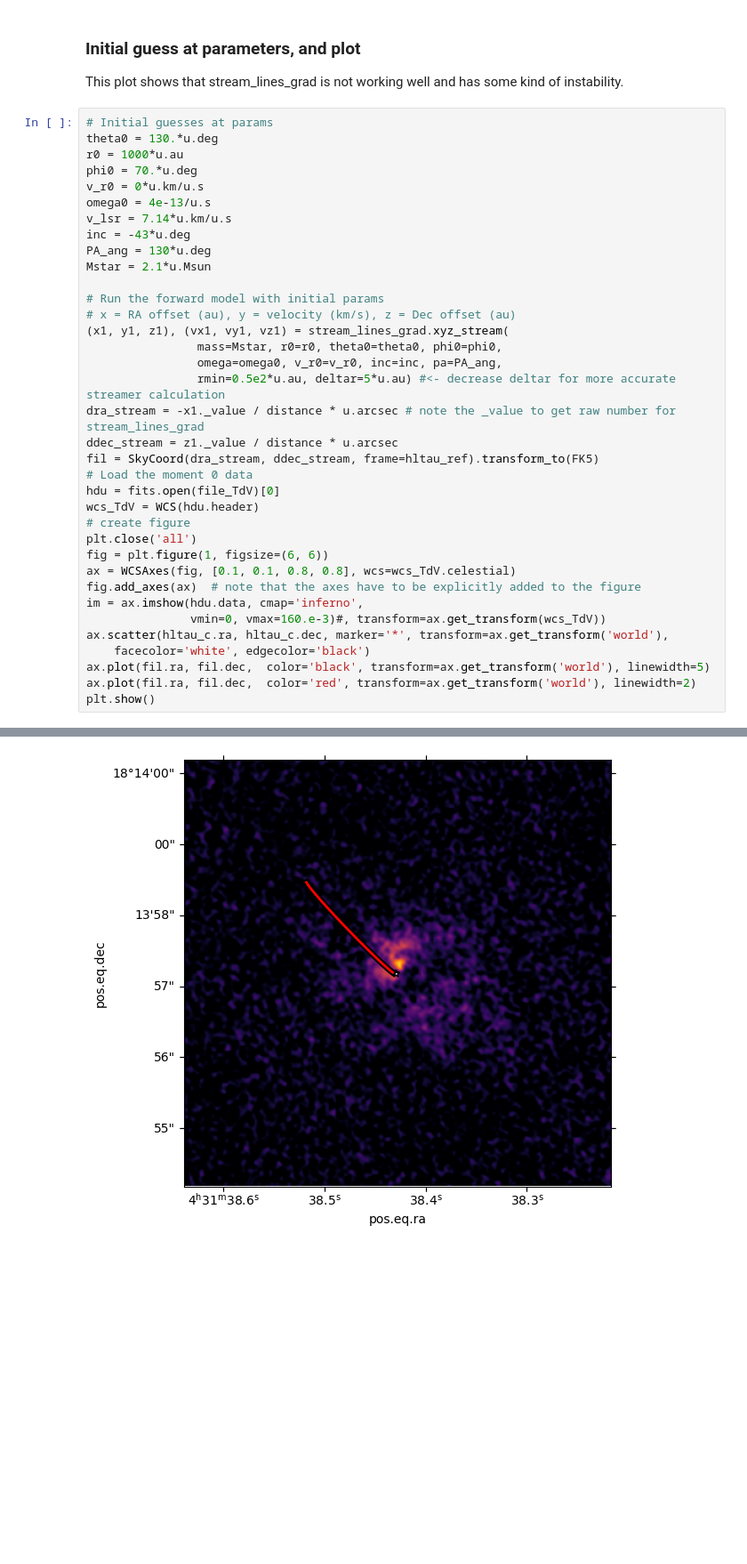
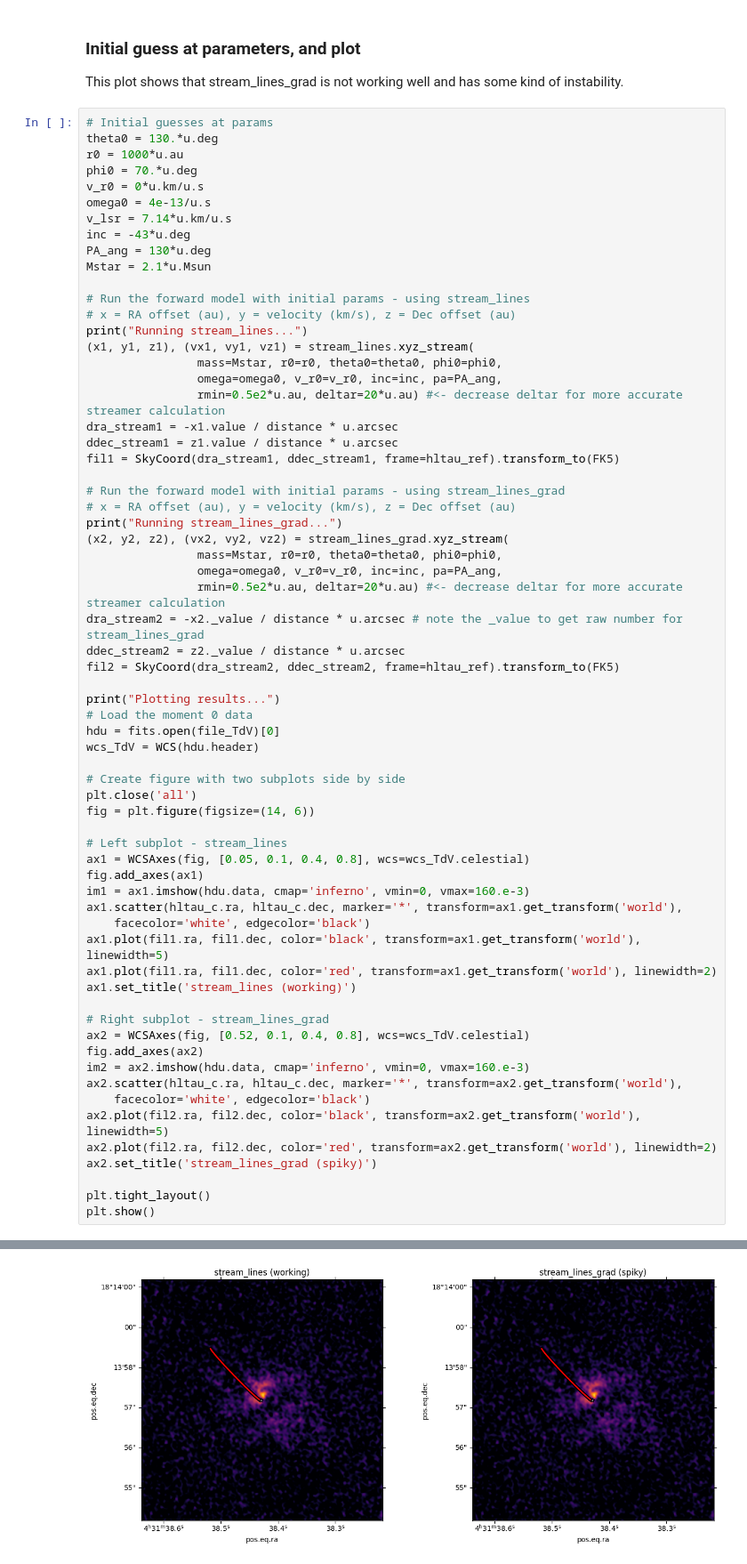
Before and after one commit to Lauren4476/velocity_tools, a Jupyter notebook: test_streamfit.ipynb, the cells around one changed output, grey strips where cells are left out. Shown at 89% size. Cells and saved outputs as stored; diff of their text form; blank space fills up the shorter version.

```diff
--- a/test_streamfit.ipynb
+++ b/test_streamfit.ipynb
@@ -106,28 +106,57 @@ inc = -43*u.deg
 PA_ang = 130*u.deg
 Mstar = 2.1*u.Msun
 
-# Run the forward model with initial params
+# Run the forward model with initial params - using stream_lines
 # x = RA offset (au), y = velocity (km/s), z = Dec offset (au)
-(x1, y1, z1), (vx1, vy1, vz1) = stream_lines_grad.xyz_stream(
+print("Running stream_lines...")
+(x1, y1, z1), (vx1, vy1, vz1) = stream_lines.xyz_stream(
                 mass=Mstar, r0=r0, theta0=theta0, phi0=phi0,
                 omega=omega0, v_r0=v_r0, inc=inc, pa=PA_ang,
-                rmin=0.5e2*u.au, deltar=5*u.au) #<- decrease deltar for more accurate streamer calculation
-dra_stream = -x1._value / distance * u.arcsec # note the _value to get raw number for stream_lines_grad
-ddec_stream = z1._value / distance * u.arcsec
-fil = SkyCoord(dra_stream, ddec_stream, frame=hltau_ref).transform_to(FK5)
+                rmin=0.5e2*u.au, deltar=20*u.au) #<- decrease deltar for more accurate streamer calculation
+dra_stream1 = -x1.value / distance * u.arcsec
+ddec_stream1 = z1.value / distance * u.arcsec
+fil1 = SkyCoord(dra_stream1, ddec_stream1, frame=hltau_ref).transform_to(FK5)
+
+# Run the forward model with initial params - using stream_lines_grad
+# x = RA offset (au), y = velocity (km/s), z = Dec offset (au)
+print("Running stream_lines_grad...")
+(x2, y2, z2), (vx2, vy2, vz2) = stream_lines_grad.xyz_stream(
+                mass=Mstar, r0=r0, theta0=theta0, phi0=phi0,
+                omega=omega0, v_r0=v_r0, inc=inc, pa=PA_ang,
+                rmin=0.5e2*u.au, deltar=20*u.au) #<- decrease deltar for more accurate streamer calculation
+dra_stream2 = -x2._value / distance * u.arcsec # note the _value to get raw number for stream_lines_grad
+ddec_stream2 = z2._value / distance * u.arcsec
+fil2 = SkyCoord(dra_stream2, ddec_stream2, frame=hltau_ref).transform_to(FK5)
+
+print("Plotting results...")
 # Load the moment 0 data
 hdu = fits.open(file_TdV)[0]
 wcs_TdV = WCS(hdu.header)
-# create figure
+
+# Create figure with two subplots side by side
 plt.close('all')
-fig = plt.figure(1, figsize=(6, 6))
-ax = WCSAxes(fig, [0.1, 0.1, 0.8, 0.8], wcs=wcs_TdV.celestial)
-fig.add_axes(ax)  # note that the axes have to be explicitly added to the figure
-im = ax.imshow(hdu.data, cmap='inferno',
-               vmin=0, vmax=160.e-3)#, transform=ax.get_transform(wcs_TdV))
-ax.scatter(hltau_c.ra, hltau_c.dec, marker='*', transform=ax.get_transform('world'),
+fig = plt.figure(figsize=(14, 6))
+
+# Left subplot - stream_lines
+ax1 = WCSAxes(fig, [0.05, 0.1, 0.4, 0.8], wcs=wcs_TdV.celestial)
+fig.add_axes(ax1)
+im1 = ax1.imshow(hdu.data, cmap='inferno', vmin=0, vmax=160.e-3)
+ax1.scatter(hltau_c.ra, hltau_c.dec, marker='*', transform=ax1.get_transform('world'),
     facecolor='white', edgecolor='black')
-ax.plot(fil.ra, fil.dec,  color='black', transform=ax.get_transform('world'), linewidth=5)
-ax.plot(fil.ra, fil.dec,  color='red', transform=ax.get_transform('world'), linewidth=2)
+ax1.plot(fil1.ra, fil1.dec, color='black', transform=ax1.get_transform('world'), linewidth=5)
+ax1.plot(fil1.ra, fil1.dec, color='red', transform=ax1.get_transform('world'), linewidth=2)
+ax1.set_title('stream_lines (working)')
+
+# Right subplot - stream_lines_grad
+ax2 = WCSAxes(fig, [0.52, 0.1, 0.4, 0.8], wcs=wcs_TdV.celestial)
+fig.add_axes(ax2)
+im2 = ax2.imshow(hdu.data, cmap='inferno', vmin=0, vmax=160.e-3)
+ax2.scatter(hltau_c.ra, hltau_c.dec, marker='*', transform=ax2.get_transform('world'),
+    facecolor='white', edgecolor='black')
+ax2.plot(fil2.ra, fil2.dec, color='black', transform=ax2.get_transform('world'), linewidth=5)
+ax2.plot(fil2.ra, fil2.dec, color='red', transform=ax2.get_transform('world'), linewidth=2)
+ax2.set_title('stream_lines_grad (spiky)')
+
+plt.tight_layout()
 plt.show()
 # %% [output]
@@ -137 +169 @@ tolerance  1.7951744484000003e-07
-[figure, old version]
+[figure, new version]
```
Also changed, not shown: parts of 1 cell of this notebook, 1 other file.
